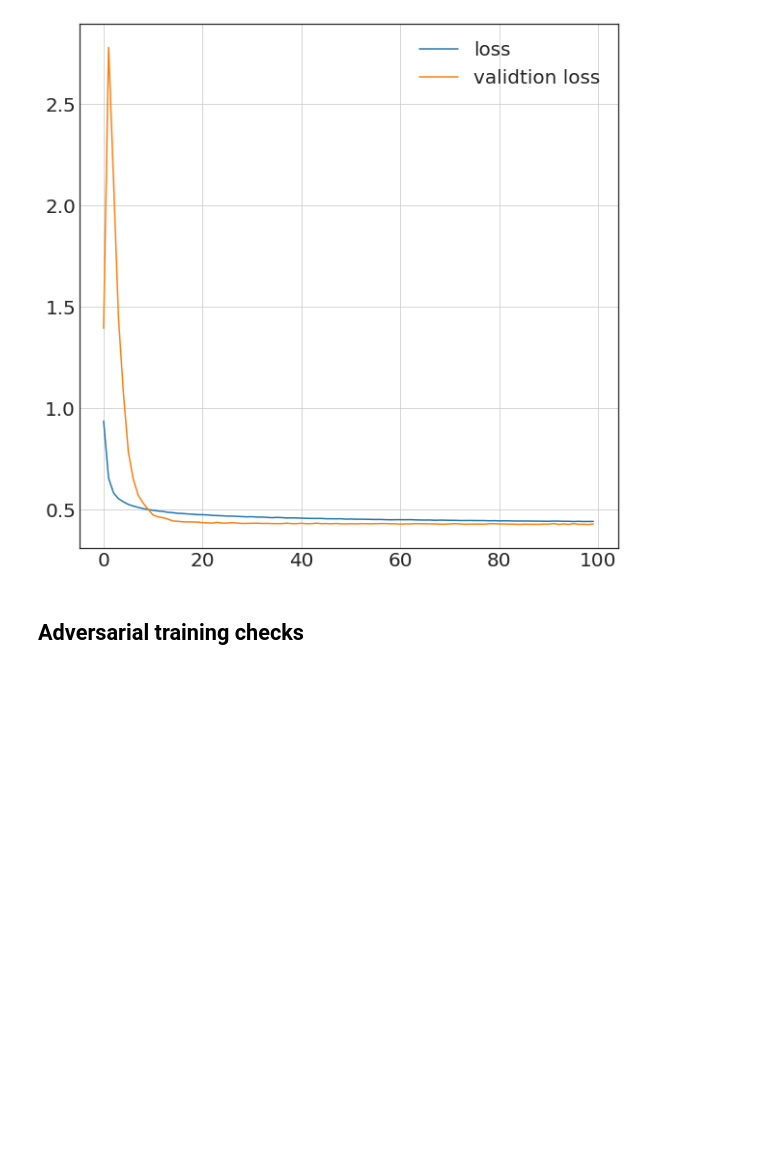
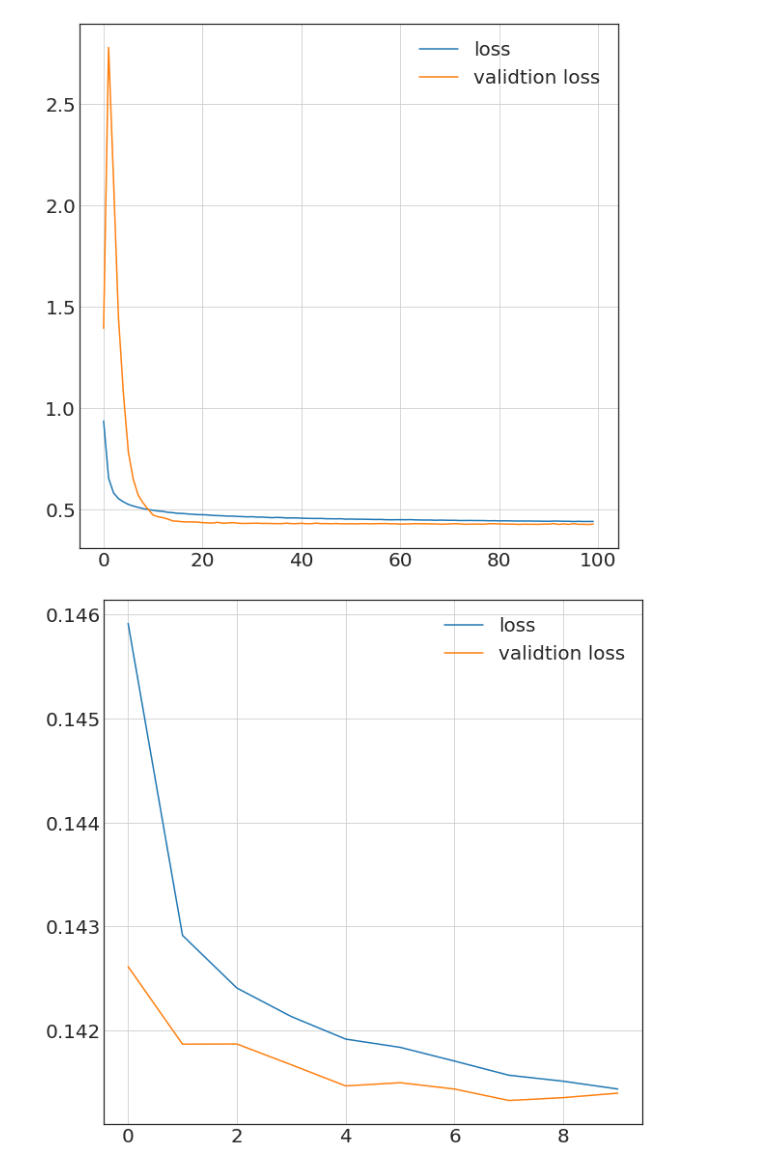
Before and after one commit to simonepigazzini/diphotonID-MVA, a Jupyter notebook: notebooks/AN_pivot_training_checks.ipynb, the cells around one changed output. Drawn from its saved outputs; the diff is of its cells as text; code cells hidden in the pictures; blank space fills up the shorter version.

```diff
--- a/notebooks/AN_pivot_training_checks.ipynb
+++ b/notebooks/AN_pivot_training_checks.ipynb
@@ -33,7 +35,11 @@ plt.legend(iter(graphs), ('loss','validtion loss'))
 plt.grid()
 # %% [output]
 [figure]
-# %% [markdown]
-## Adversarial training checks
+# %%
+graphs = plt.plot(pretrain_clf['epoch'], pretrain_clf[['loss','val_loss']])
+plt.legend(iter(graphs), ('loss','validtion loss'))
+plt.grid()
+# %% [output]
+[figure, added]
 # %%
 training_res = {}
```
Also changed, not shown: parts of 2 cells of this notebook, 4 other files.
